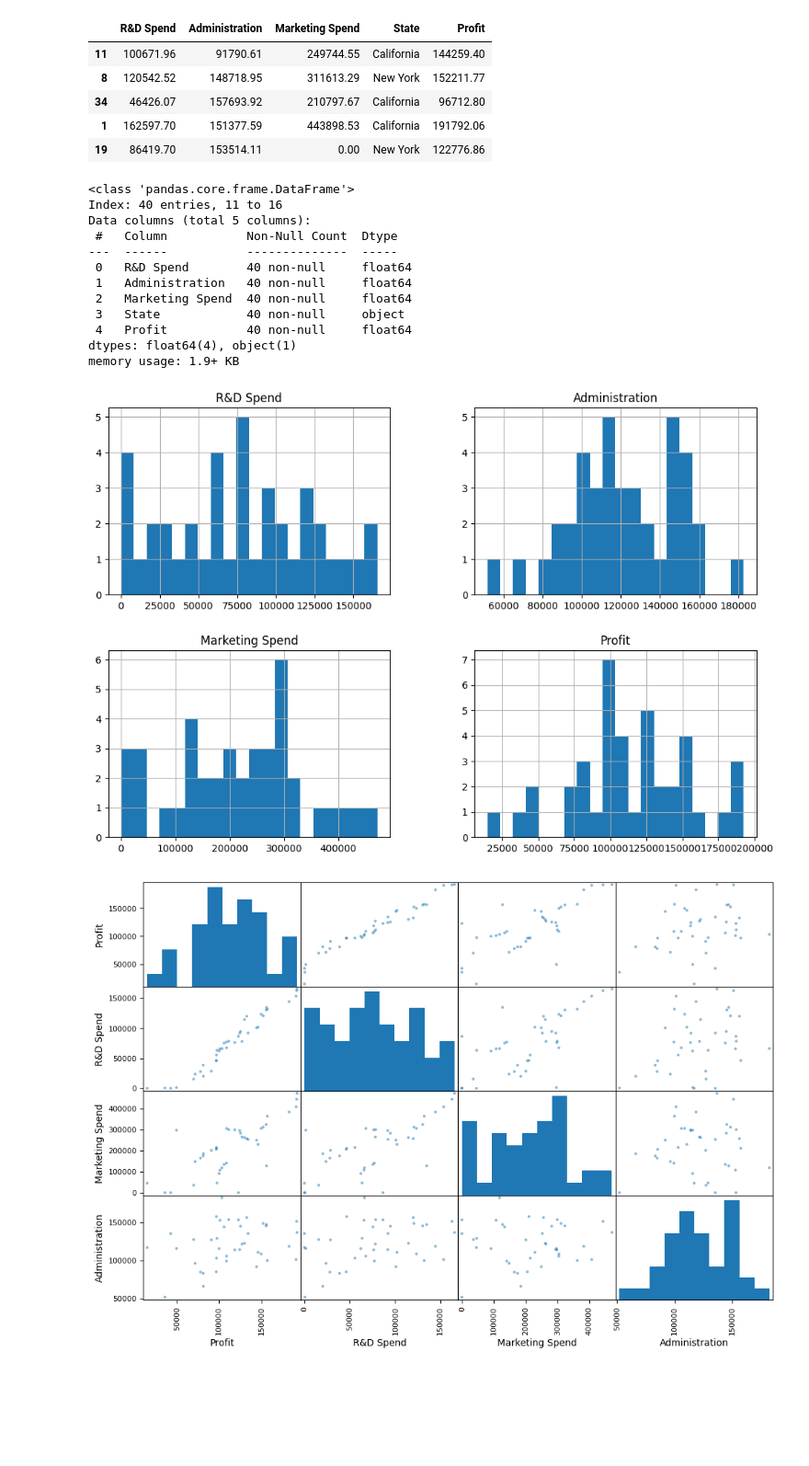
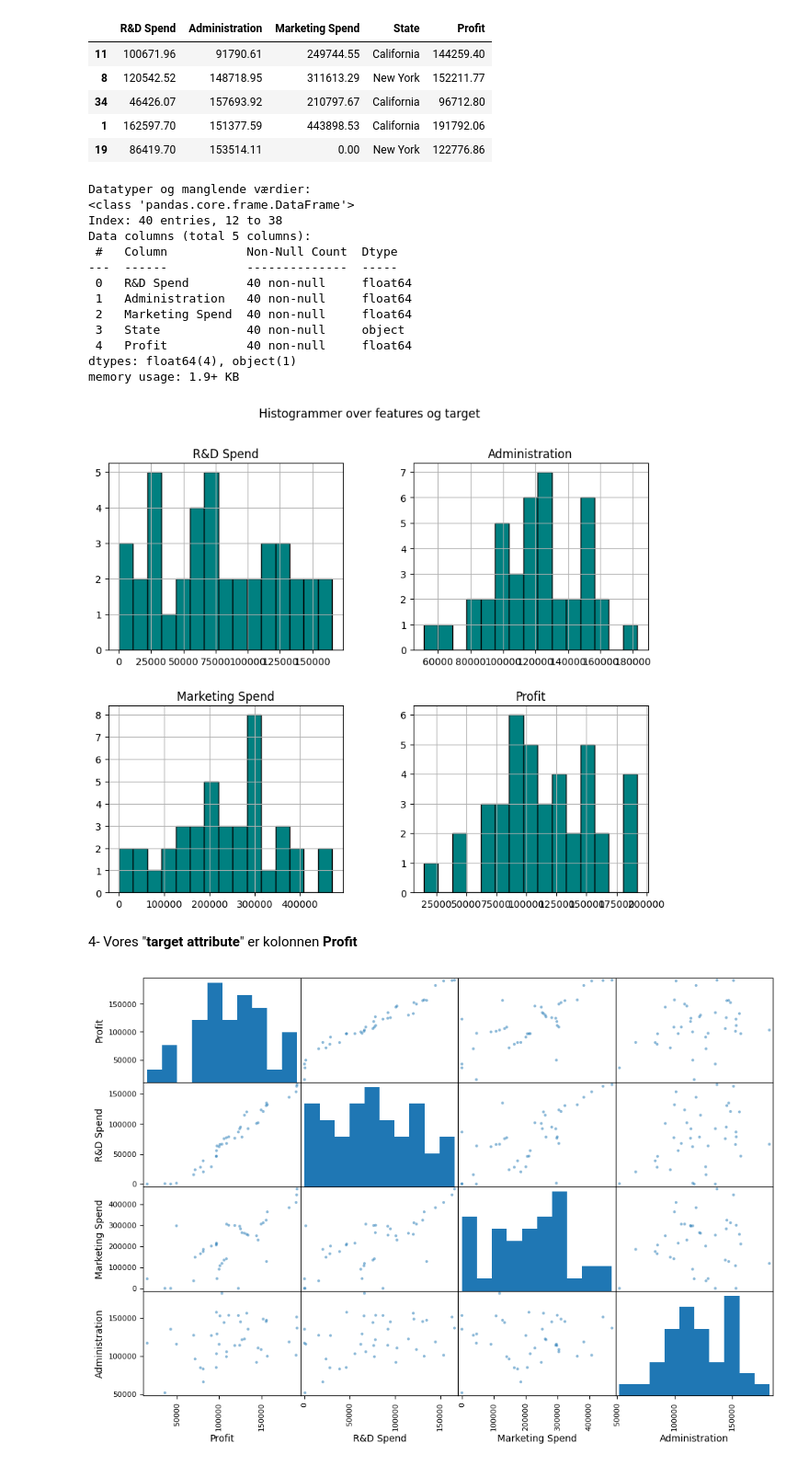
Before and after one commit to ahma004/Regression_Performance, a Jupyter notebook: 50StartUps.ipynb, the cells around one changed output. Shown at 92% size. Cells and saved outputs as stored; diff of their text form; code cells hidden in the pictures; blank space fills up the shorter version.

```diff
--- a/50StartUps.ipynb
+++ b/50StartUps.ipynb
@@ -213,3 +205,6 @@ for train_index, test_index in splitter.split(dataset, dataset["State"]):
+# %%
+from sklearn.model_selection import train_test_split
+train_set, test_set = train_test_split(dataset, test_size=0.2, random_state=42)
 # %% [markdown]
 #Step 3. Explore the data
 # %% [markdown]
@@ -245,7 +240,7 @@ Action: N/A as were are limited to ‘50 Start-ups’ dataset
 However, you may document any suggestions for extra data features – e.g. in your notebook.
 # %%
 #1-
-data = strat_train_set.copy()
+startups = train_set.copy()
 # %%
 # 2-
 data.head()
@@ -256,22 +251,3 @@ data.head()
 | 34 | 46426.07 | 157693.92 | 210797.67 | California | 96712.80 |
 | 1 | 162597.70 | 151377.59 | 443898.53 | California | 191792.06 |
 | 19 | 86419.70 | 153514.11 | 0.00 | New York | 122776.86 |
-# %%
-# 3-
-data.info()
-data.hist(bins=20, figsize=(12, 8))
-plt.show()
-# %% [output]
-<class 'pandas.core.frame.DataFrame'>
-Index: 40 entries, 11 to 16
-Data columns (total 5 columns):
- #   Column           Non-Null Count  Dtype
----  ------           --------------  -----
- 0   R&D Spend        40 non-null     float64
- 1   Administration   40 non-null     float64
- 2   Marketing Spend  40 non-null     float64
- 3   State            40 non-null     object
- 4   Profit           40 non-null     float64
-dtypes: float64(4), object(1)
-memory usage: 1.9+ KB
-[figure, removed]
@@ -280,3 +254,30 @@ memory usage: 1.9+ KB
+# %%
+# 3-
+import matplotlib.pyplot as plt
+
+print("Datatyper og manglende værdier:")
+startups.info()
+
+startups.hist(bins=15, figsize=(10, 8), color='teal', edgecolor='black')
+plt.suptitle("Histogrammer over features og target")
+plt.show()
+# %% [output]
+Datatyper og manglende værdier:
+<class 'pandas.core.frame.DataFrame'>
+Index: 40 entries, 12 to 38
+Data columns (total 5 columns):
+ #   Column           Non-Null Count  Dtype
+---  ------           --------------  -----
+ 0   R&D Spend        40 non-null     float64
+ 1   Administration   40 non-null     float64
+ 2   Marketing Spend  40 non-null     float64
+ 3   State            40 non-null     object
+ 4   Profit           40 non-null     float64
+dtypes: float64(4), object(1)
+memory usage: 1.9+ KB
+[figure, added]
+# %% [markdown]
+4- Vores "**target attribute**" er kolonnen **Profit**
 # %%
 # 6-
 from pandas.plotting import scatter_matrix
```
Also changed, not shown: parts of 15 cells of this notebook.
